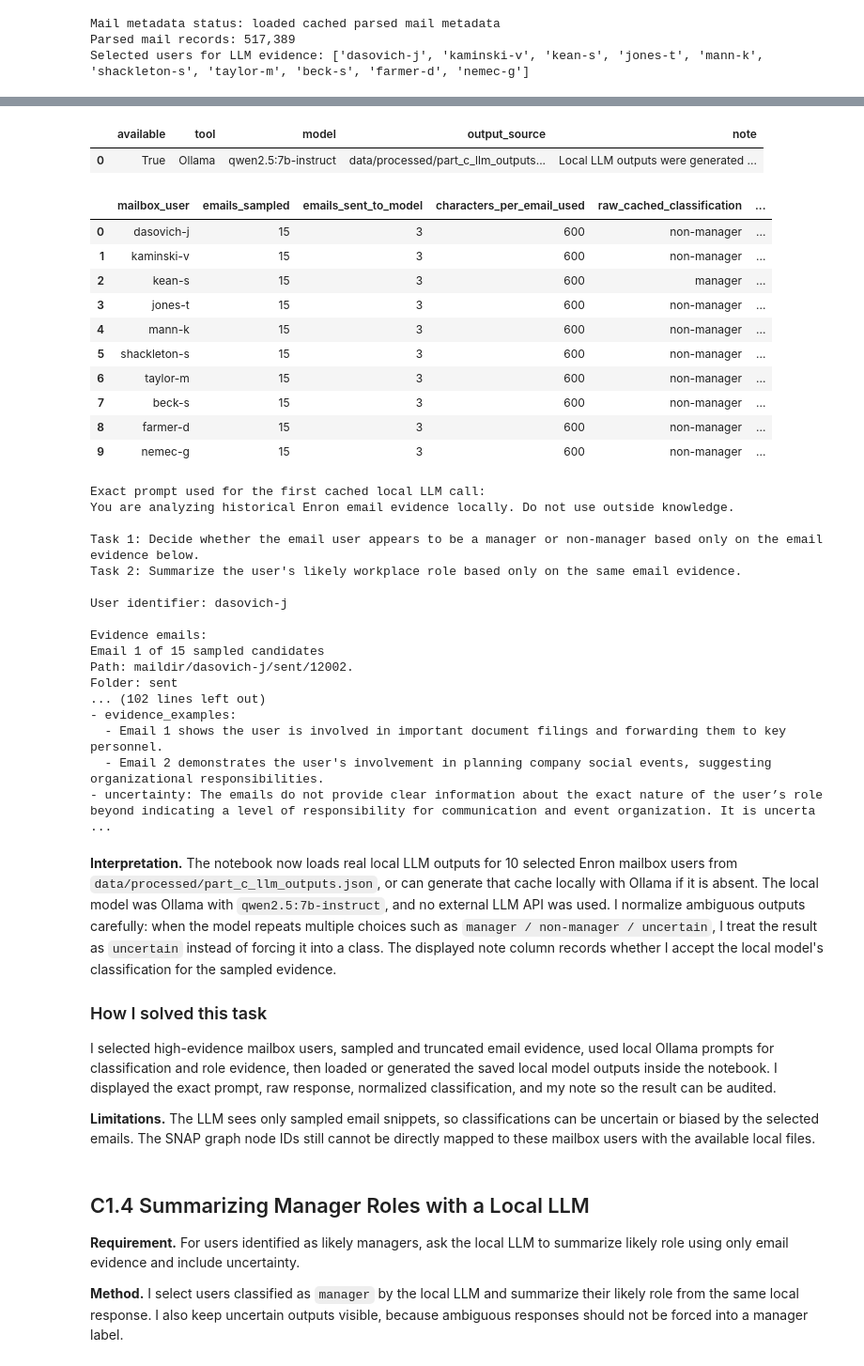
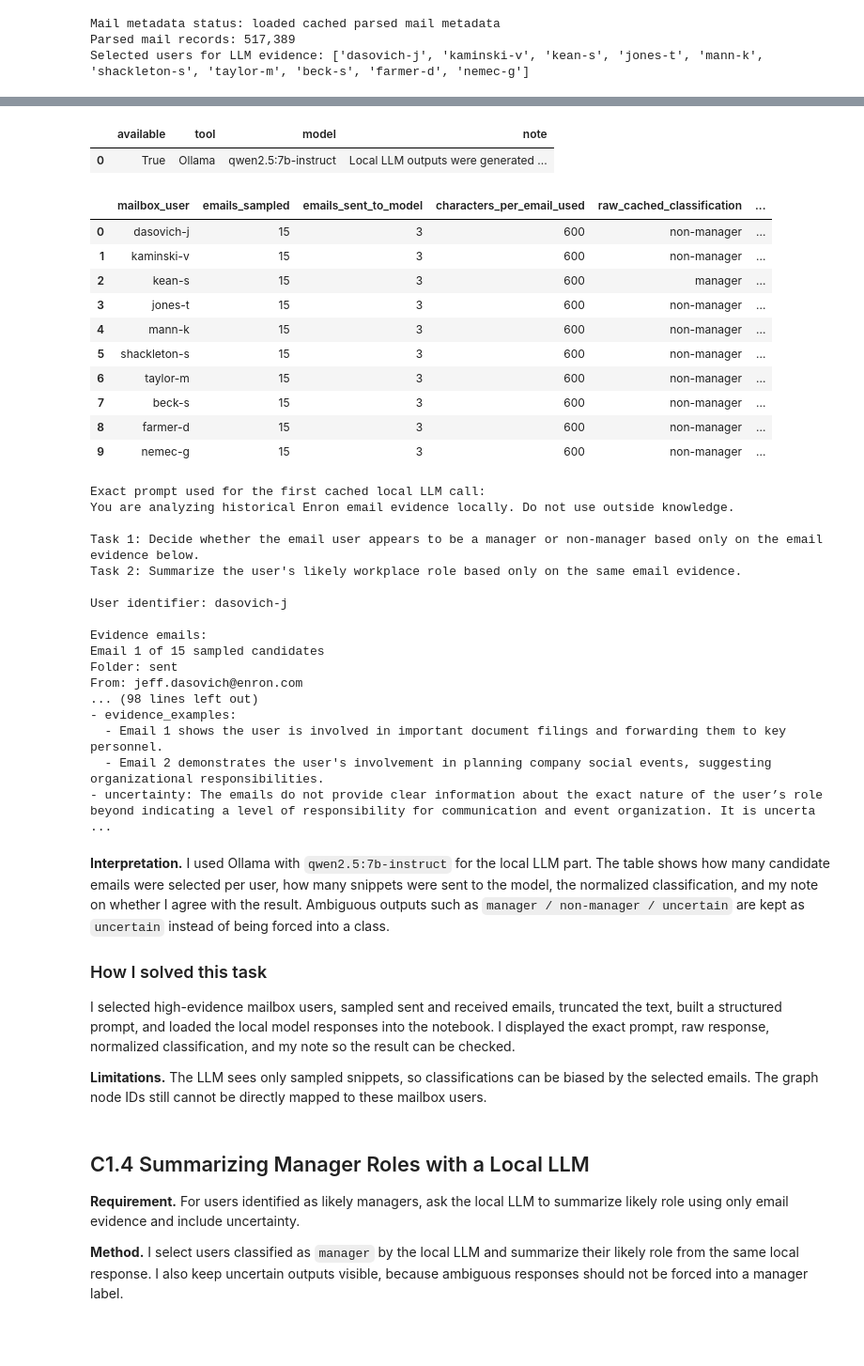
Before and after one commit to Bershco/ds-course-network-analysis, a Jupyter notebook: notebooks/part_c.ipynb, the cells around one changed output, grey strips where cells are left out. Shown at 94% size. Saved outputs shown, nothing was run; the diff lists cells and outputs as text; code cells hidden in the pictures; blank space fills up the shorter version.

```diff
--- a/notebooks/part_c.ipynb
+++ b/notebooks/part_c.ipynb
@@ -91,25 +90,25 @@ def load_snap_enron_graph(path: Path) -> nx.DiGraph:
 G, graph_comments = load_snap_enron_graph(ENRON_GRAPH_PATH)
 UG = G.to_undirected()
 
-label_status = "No manager label file was selected: ENRON_MANAGER_LABELS_PATH_IF_AVAILABLE = NONE"
 dataset_description = pd.DataFrame([
     {
         "dataset": "SNAP Email-Enron topology graph",
         "source": SOURCE_URL,
-        "local_file": str(ENRON_GRAPH_PATH.relative_to(PROJECT_ROOT)),
         "nodes": G.number_of_nodes(),
         "directed_edges": G.number_of_edges(),
         "directed": G.is_directed(),
         "weighted": False,
         "manager_labels_available": False,
-        "email_content_archive": str(ENRON_MAIL_ARCHIVE.relative_to(PROJECT_ROOT)),
+        "self_loops_after_preprocessing": nx.number_of_selfloops(G),
+        "weak_components": nx.number_weakly_connected_components(G),
+        "strong_components": nx.number_strongly_connected_components(G),
     }
 ])
 display(dataset_description)
-print("Graph file comments:")
-for line in graph_comments[:4]:
-    print(line)
-print(label_status)
-print(f"Weakly connected components: {nx.number_weakly_connected_components(G):,}")
-print(f"Strongly connected components: {nx.number_strongly_connected_components(G):,}")
+
+print("What the graph means:")
+print("- node: anonymized email account ID")
+print("- directed edge: at least one email sent from source ID to target ID")
+print("- manager labels: not available, so precision@10 is not computed")
+print("- preprocessing: loaded directed edges and removed self-loops")
 # %% [output]
@@ -533,42 +528,47 @@ llm_results_df["emails_sent_to_model"] = llm_results_df["emails_sent_to_model"].
 llm_results_df["characters_per_email_used"] = llm_results_df["characters_per_email_used"].fillna(600).astype(int)
 llm_results_df["response_chars"] = llm_results_df["classification_response"].astype(str).str.len()
 
+def remove_evidence_paths(text: str) -> str:
+    return "\n".join(line for line in str(text).splitlines() if not line.strip().startswith("Path:"))
+
+llm_results_df["classification_prompt_display"] = llm_results_df["classification_prompt"].map(remove_evidence_paths)
+llm_results_df["role_summary_prompt_display"] = llm_results_df["role_summary_prompt"].map(remove_evidence_paths)
+
 def my_agreement_note(row: pd.Series) -> str:
     classification = row["normalized_classification"]
     if classification == "manager":
         return "I cautiously agree: the response cites coordination, forwarding, and role-like communication signals, but the evidence is still sampled."
     if classification == "non-manager":
         return "I agree with treating this as non-manager for this sample: the shown evidence does not clearly show supervision or decision authority."
     return "I agree with keeping this uncertain: the response is ambiguous or lists multiple possible labels, so I should not force a manager/non-manager answer."
 
 llm_results_df["my_note"] = llm_results_df.apply(my_agreement_note, axis=1)
 
 ollama_status = {
     "available": True,
     "tool": LOCAL_LLM_TOOL,
     "model": LOCAL_LLM_MODEL,
-    "output_source": str(llm_cache.relative_to(PROJECT_ROOT)),
-    "note": "Local LLM outputs were generated with Ollama or loaded from the processed cache; no external LLM API was used.",
+    "note": "Local LLM outputs were generated with Ollama; no external LLM API was used.",
 }
 display(pd.DataFrame([ollama_status]))
 display(llm_results_df[[
     "mailbox_user",
     "emails_sampled",
     "emails_sent_to_model",
     "characters_per_email_used",
     "raw_cached_classification",
     "normalized_classification",
     "my_note",
     "response_chars",
 ]])
 
 print("Exact prompt used for the first cached local LLM call:")
-print(llm_results_df.iloc[0]["classification_prompt"][:5000])
+print(llm_results_df.iloc[0]["classification_prompt_display"][:5000])
 print("\nRaw model response for the first cached local LLM call:")
 print(llm_results_df.iloc[0]["classification_response"])
 # %% [output]
-|  | available | tool | model | output_source | note |
-| 0 | True | Ollama | qwen2.5:7b-instruct | data/processed/part_c_llm_outputs... | Local LLM outputs were generated ... |
+|  | available | tool | model | note |
+| 0 | True | Ollama | qwen2.5:7b-instruct | Local LLM outputs were generated ... |
 |  | mailbox_user | emails_sampled | emails_sent_to_model | characters_per_email_used | raw_cached_classification | ... |
 | 0 | dasovich-j | 15 | 3 | 600 | non-manager | ... |
 | 1 | kaminski-v | 15 | 3 | 600 | non-manager | ... |
@@ -590,21 +590,21 @@ User identifier: dasovich-j
 
 Evidence emails:
 Email 1 of 15 sampled candidates
-Path: maildir/dasovich-j/sent/12002.
 Folder: sent
-... (102 lines left out)
+From: jeff.dasovich@enron.com
+... (98 lines left out)
 - evidence_examples:
   - Email 1 shows the user is involved in important document filings and forwarding them to key personnel.
   - Email 2 demonstrates the user's involvement in planning company social events, suggesting organizational responsibilities.
 - uncertainty: The emails do not provide clear information about the exact nature of the user’s role beyond indicating a level of responsibility for communication and event organization. It is uncerta ...
 # %% [markdown]
-**Interpretation.** The notebook now loads real local LLM outputs for 10 selected Enron mailbox users from `data/processed/part_c_llm_outputs.json`, or can generate that cache locally with Ollama if it is absent. The local model was Ollama with `qwen2.5:7b-instruct`, and no external LLM API was used. I normalize ambiguous outputs carefully: when the model repeats multiple choices such as `manager / non-manager / uncertain`, I treat the result as `uncertain` instead of forcing it into a class. The displayed note column records whether I accept the local model's classification for the sampled evidence.
+**Interpretation.** I used Ollama with `qwen2.5:7b-instruct` for the local LLM part. The table shows how many candidate emails were selected per user, how many snippets were sent to the model, the normalized classification, and my note on whether I agree with the result. Ambiguous outputs such as `manager / non-manager / uncertain` are kept as `uncertain` instead of being forced into a class.
 
 ### How I solved this task
 
-I selected high-evidence mailbox users, sampled and truncated email evidence, used local Ollama prompts for classification and role evidence, then loaded or generated the saved local model outputs inside the notebook. I displayed the exact prompt, raw response, normalized classification, and my note so the result can be audited.
+I selected high-evidence mailbox users, sampled sent and received emails, truncated the text, built a structured prompt, and loaded the local model responses into the notebook. I displayed the exact prompt, raw response, normalized classification, and my note so the result can be checked.
 
-**Limitations.** The LLM sees only sampled email snippets, so classifications can be uncertain or biased by the selected emails. The SNAP graph node IDs still cannot be directly mapped to these mailbox users with the available local files.
+**Limitations.** The LLM sees only sampled snippets, so classifications can be biased by the selected emails. The graph node IDs still cannot be directly mapped to these mailbox users.
 # %% [markdown]
 ## C1.4 Summarizing Manager Roles with a Local LLM
 
```
Also changed, not shown: parts of 17 cells of this notebook, 4 other files.
